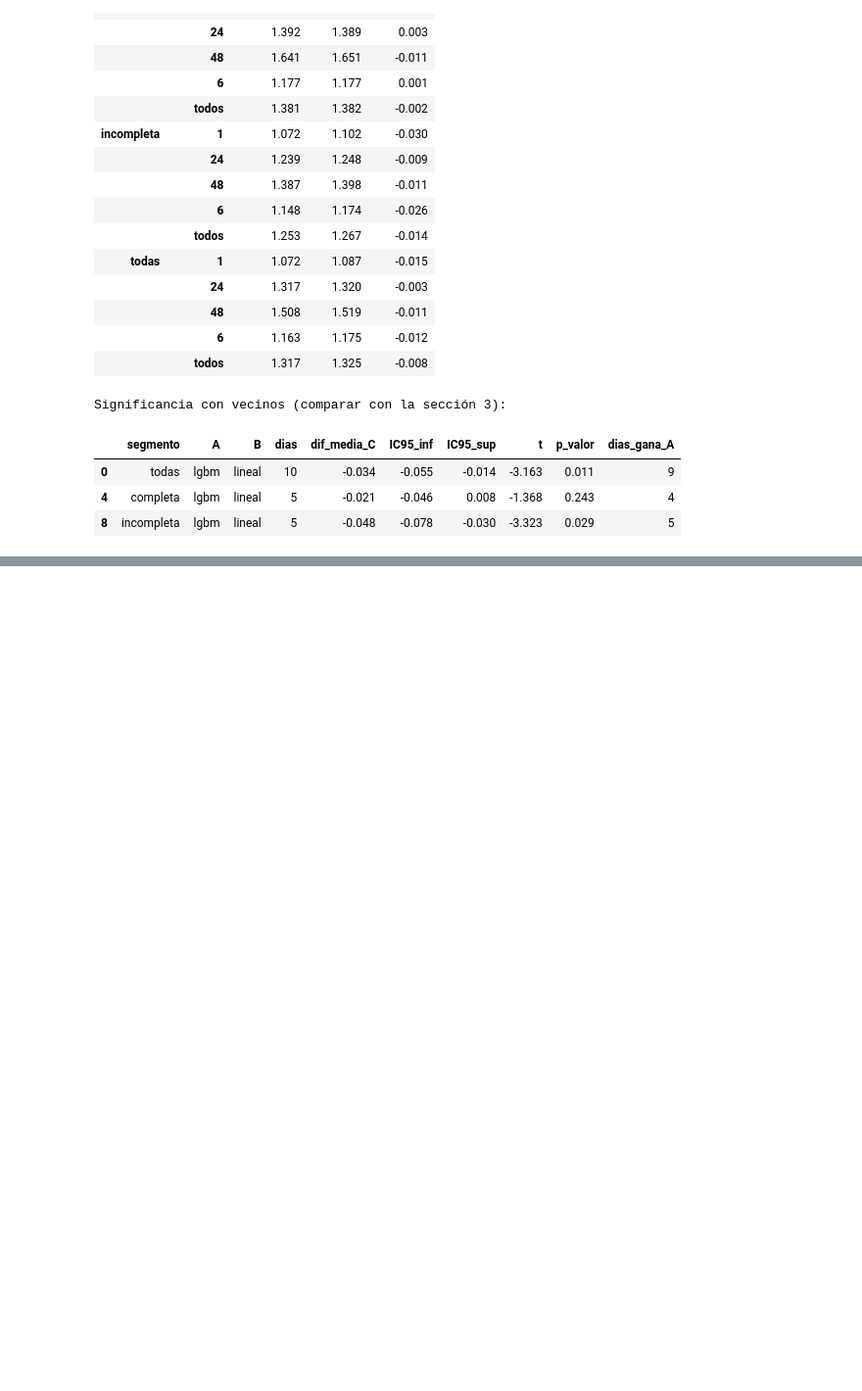
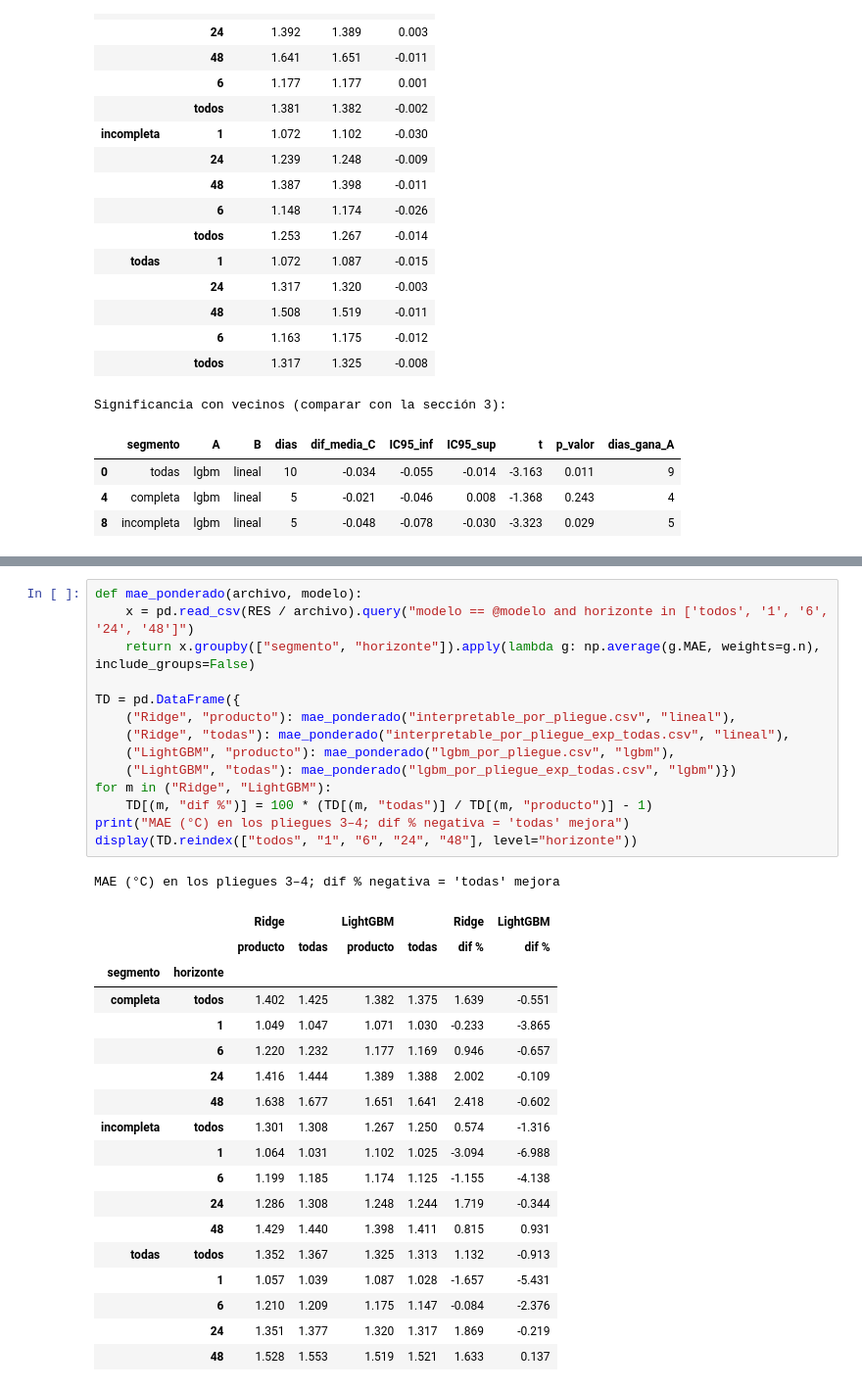
Before and after one commit to matiasbacalhau/TallerDeDatos, a Jupyter notebook: TP3/notebooks/comparacion_modelos.ipynb, the cells around one changed output, grey strips where cells are left out. Shown at 98% size. Drawn from its saved outputs; the diff is of its cells as text; blank space fills up the shorter version.

```diff
--- a/TP3/notebooks/comparacion_modelos.ipynb
+++ b/TP3/notebooks/comparacion_modelos.ipynb
@@ -529,0 +543,34 @@ Significancia con vecinos (comparar con la sección 3):
+# %%
+def mae_ponderado(archivo, modelo):
+    x = pd.read_csv(RES / archivo).query("modelo == @modelo and horizonte in ['todos', '1', '6', '24', '48']")
+    return x.groupby(["segmento", "horizonte"]).apply(lambda g: np.average(g.MAE, weights=g.n), include_groups=False)
+
+TD = pd.DataFrame({
+    ("Ridge", "producto"): mae_ponderado("interpretable_por_pliegue.csv", "lineal"),
+    ("Ridge", "todas"): mae_ponderado("interpretable_por_pliegue_exp_todas.csv", "lineal"),
+    ("LightGBM", "producto"): mae_ponderado("lgbm_por_pliegue.csv", "lgbm"),
+    ("LightGBM", "todas"): mae_ponderado("lgbm_por_pliegue_exp_todas.csv", "lgbm")})
+for m in ("Ridge", "LightGBM"):
+    TD[(m, "dif %")] = 100 * (TD[(m, "todas")] / TD[(m, "producto")] - 1)
+print("MAE (°C) en los pliegues 3–4; dif % negativa = 'todas' mejora")
+display(TD.reindex(["todos", "1", "6", "24", "48"], level="horizonte"))
+# %% [output]
+MAE (°C) en los pliegues 3–4; dif % negativa = 'todas' mejora
+|  |  | Ridge |  | LightGBM |  | Ridge | LightGBM |
+|  |  | producto | todas | producto | todas | dif % | dif % |
+| segmento | horizonte |  |  |  |  |  |  |
+| completa | todos | 1.402 | 1.425 | 1.382 | 1.375 | 1.639 | -0.551 |
+|  | 1 | 1.049 | 1.047 | 1.071 | 1.030 | -0.233 | -3.865 |
+|  | 6 | 1.220 | 1.232 | 1.177 | 1.169 | 0.946 | -0.657 |
+|  | 24 | 1.416 | 1.444 | 1.389 | 1.388 | 2.002 | -0.109 |
+|  | 48 | 1.638 | 1.677 | 1.651 | 1.641 | 2.418 | -0.602 |
+| incompleta | todos | 1.301 | 1.308 | 1.267 | 1.250 | 0.574 | -1.316 |
+|  | 1 | 1.064 | 1.031 | 1.102 | 1.025 | -3.094 | -6.988 |
+|  | 6 | 1.199 | 1.185 | 1.174 | 1.125 | -1.155 | -4.138 |
+|  | 24 | 1.286 | 1.308 | 1.248 | 1.244 | 1.719 | -0.344 |
+|  | 48 | 1.429 | 1.440 | 1.398 | 1.411 | 0.815 | 0.931 |
+| todas | todos | 1.352 | 1.367 | 1.325 | 1.313 | 1.132 | -0.913 |
+|  | 1 | 1.057 | 1.039 | 1.087 | 1.028 | -1.657 | -5.431 |
+|  | 6 | 1.210 | 1.209 | 1.175 | 1.147 | -0.084 | -2.376 |
+|  | 24 | 1.351 | 1.377 | 1.320 | 1.317 | 1.869 | -0.219 |
+|  | 48 | 1.528 | 1.553 | 1.519 | 1.521 | 1.633 | 0.137 |
```
Also changed, not shown: parts of 10 cells of this notebook, 2 other files.
